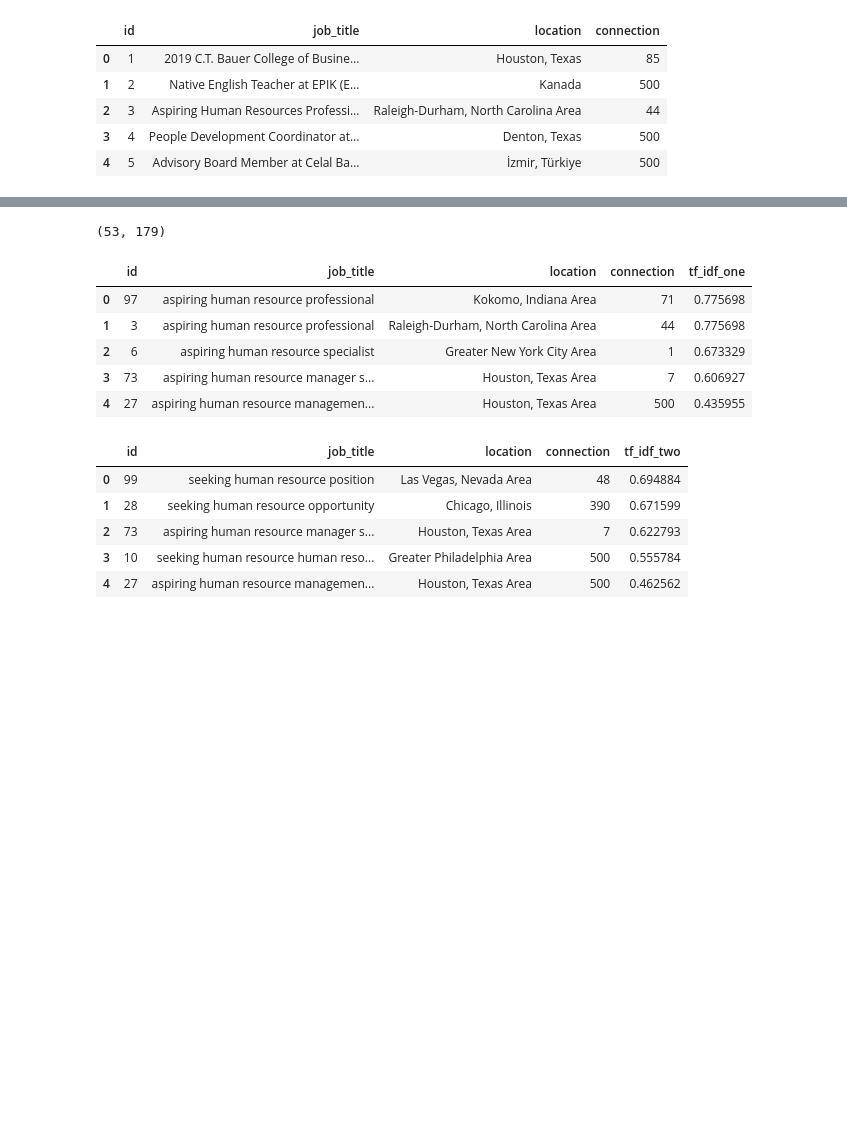
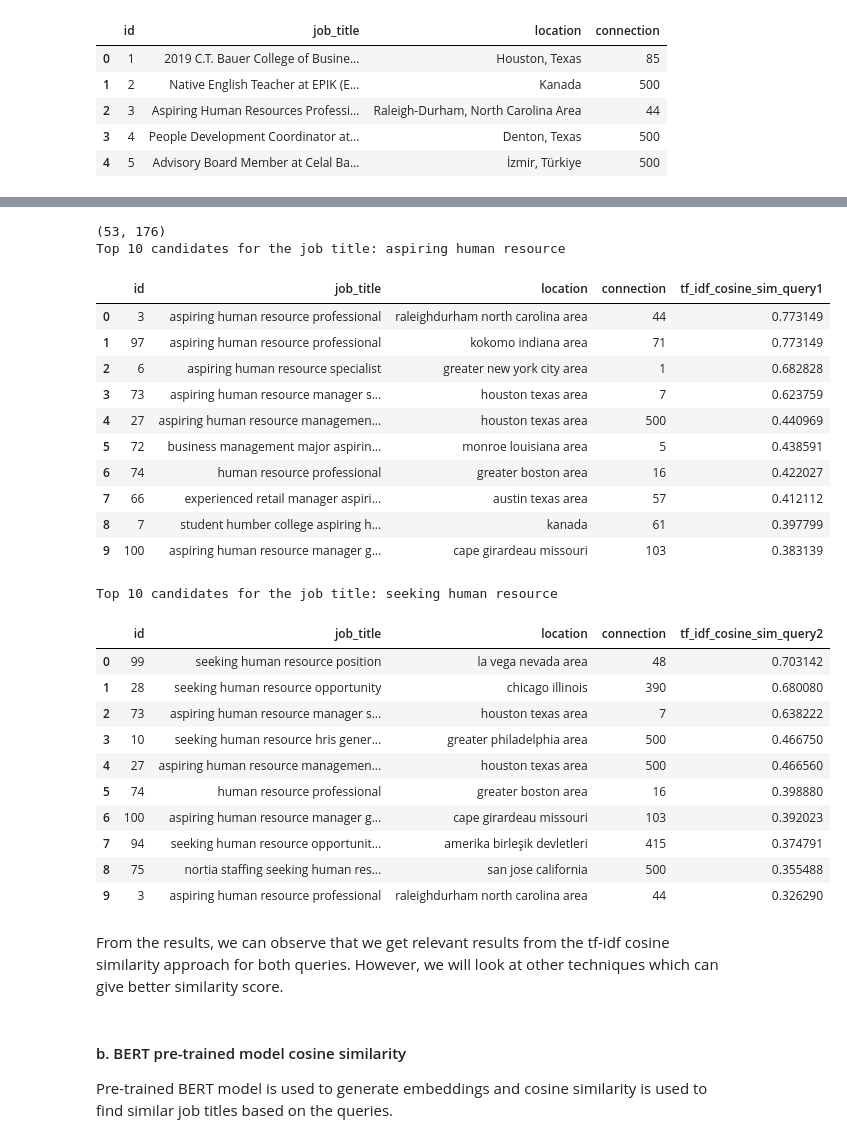
Before and after one commit to sudarshanng7/oSD8VE4tiyrrxCdC, a Jupyter notebook: potential-candidates.ipynb, the cells around one changed output, grey strips where cells are left out. Drawn from its saved outputs; the diff is of its cells as text; code cells hidden in the pictures; blank space fills up the shorter version.

```diff
--- a/potential-candidates.ipynb
+++ b/potential-candidates.ipynb
@@ -55,0 +187,14 @@ df.head()
+# %%
+df['location'] = pre_processing(df['location'])
+print("Total Unique locations: ", len(df.location.value_counts()))
+
+# Top 10 locations
+plt.figure(figsize=(10, 5))
+plt.bar(df.location.value_counts().index[: 10], df.location.value_counts()[: 10])
+plt.xticks(rotation=90)
+plt.title("Top 10 locations")
+plt.xlabel("Locations")
+plt.ylabel("Frequency")
+plt.show()
+
+generate_word_cloud(df['location'])
@@ -56,6 +253,11 @@ df.head()
 # %%
 df = df[~df.drop(["id"], axis=1).duplicated()]
 df.reset_index(inplace=True, drop=True)
-print(df.shape)
-df.head()
+print("Dataset Shape: ", df.shape)
+display(df.head())
+
+phrase_one = clean_phrase("Aspiring human resources")
+print("Pre-processed query1: ", phrase_one)
+phrase_two = clean_phrase("Seeking human resources")
+print("Pre-processed query2: ", phrase_two)
 # %% [output]
@@ -162,32 +307,51 @@ director administration excellence logging
 # %%
-# Tf-Idf
-
 tf_idf = TfidfVectorizer().fit(df.job_title)
 tf_idf_embeddings = tf_idf.transform(df.job_title)
 
 # tf_idf.get_feature_names()
 tf_idf_embeddings = tf_idf_embeddings.toarray()
 print(tf_idf_embeddings.shape)
 
 X_search_one = tf_idf.transform([phrase_one]).toarray()
 X_search_two = tf_idf.transform([phrase_two]).toarray()
 
-check_similarity("tf_idf_one", tf_idf_embeddings, X_search_one)
-check_similarity("tf_idf_two", tf_idf_embeddings, X_search_two)
+print("Top 10 candidates for the job title:", phrase_one)
+check_similarity("tf_idf_cosine_sim_query1", tf_idf_embeddings, X_search_one)
+print("Top 10 candidates for the job title:", phrase_two)
+check_similarity("tf_idf_cosine_sim_query2", tf_idf_embeddings, X_search_two)
+print("")
 # %% [output]
-(53, 179)
+(53, 176)
+Top 10 candidates for the job title: aspiring human resource
-|  | id | job_title | location | connection | tf_idf_one |
-| 0 | 97 | aspiring human resource professional | Kokomo, Indiana Area | 71 | 0.775698 |
-| 1 | 3 | aspiring human resource professional | Raleigh-Durham, North Carolina Area | 44 | 0.775698 |
-| 2 | 6 | aspiring human resource specialist | Greater New York City Area | 1 | 0.673329 |
-| 3 | 73 | aspiring human resource manager s... | Houston, Texas Area | 7 | 0.606927 |
-| 4 | 27 | aspiring human resource managemen... | Houston, Texas Area | 500 | 0.435955 |
+|  | id | job_title | location | connection | tf_idf_cosine_sim_query1 |
+| 0 | 3 | aspiring human resource professional | raleighdurham north carolina area | 44 | 0.773149 |
+| 1 | 97 | aspiring human resource professional | kokomo indiana area | 71 | 0.773149 |
+| 2 | 6 | aspiring human resource specialist | greater new york city area | 1 | 0.682828 |
+| 3 | 73 | aspiring human resource manager s... | houston texas area | 7 | 0.623759 |
+| 4 | 27 | aspiring human resource managemen... | houston texas area | 500 | 0.440969 |
+| 5 | 72 | business management major aspirin... | monroe louisiana area | 5 | 0.438591 |
+| 6 | 74 | human resource professional | greater boston area | 16 | 0.422027 |
+| 7 | 66 | experienced retail manager aspiri... | austin texas area | 57 | 0.412112 |
+| 8 | 7 | student humber college aspiring h... | kanada | 61 | 0.397799 |
+| 9 | 100 | aspiring human resource manager g... | cape girardeau missouri | 103 | 0.383139 |
+Top 10 candidates for the job title: seeking human resource
-|  | id | job_title | location | connection | tf_idf_two |
-| 0 | 99 | seeking human resource position | Las Vegas, Nevada Area | 48 | 0.694884 |
-| 1 | 28 | seeking human resource opportunity | Chicago, Illinois | 390 | 0.671599 |
-| 2 | 73 | aspiring human resource manager s... | Houston, Texas Area | 7 | 0.622793 |
-| 3 | 10 | seeking human resource human reso... | Greater Philadelphia Area | 500 | 0.555784 |
-| 4 | 27 | aspiring human resource managemen... | Houston, Texas Area | 500 | 0.462562 |
+|  | id | job_title | location | connection | tf_idf_cosine_sim_query2 |
+| 0 | 99 | seeking human resource position | la vega nevada area | 48 | 0.703142 |
+| 1 | 28 | seeking human resource opportunity | chicago illinois | 390 | 0.680080 |
+| 2 | 73 | aspiring human resource manager s... | houston texas area | 7 | 0.638222 |
+| 3 | 10 | seeking human resource hris gener... | greater philadelphia area | 500 | 0.466750 |
+| 4 | 27 | aspiring human resource managemen... | houston texas area | 500 | 0.466560 |
+| 5 | 74 | human resource professional | greater boston area | 16 | 0.398880 |
+| 6 | 100 | aspiring human resource manager g... | cape girardeau missouri | 103 | 0.392023 |
+| 7 | 94 | seeking human resource opportunit... | amerika birleşik devletleri | 415 | 0.374791 |
+| 8 | 75 | nortia staffing seeking human res... | san jose california | 500 | 0.355488 |
+| 9 | 3 | aspiring human resource professional | raleighdurham north carolina area | 44 | 0.326290 |
+# %% [markdown]
+From the results, we can observe that we get relevant results from the tf-idf cosine similarity approach for both queries. However, we will look at other techniques which can give better similarity score.
+# %% [markdown]
+#### b. BERT pre-trained model cosine similarity
+
+Pre-trained BERT model is used to generate embeddings and cosine similarity is used to find similar job titles based on the queries.
 # %%
 # BERT Model
 
```
Also changed, not shown: parts of 39 cells of this notebook.
